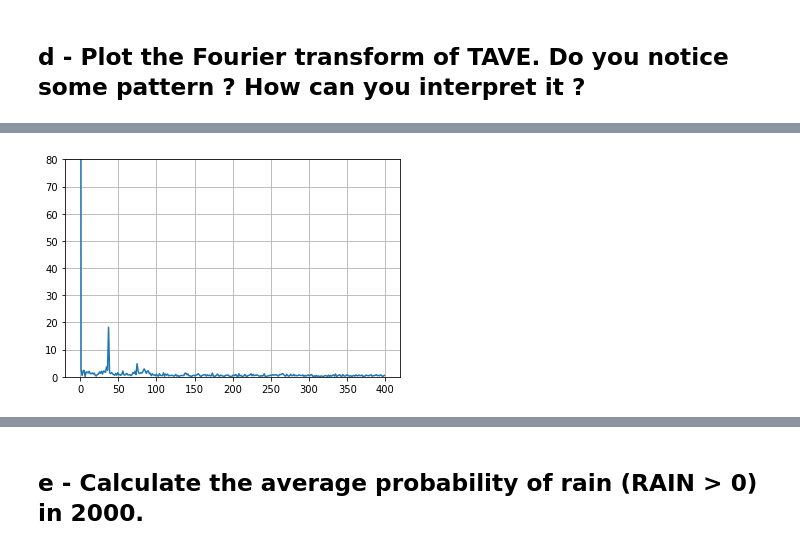
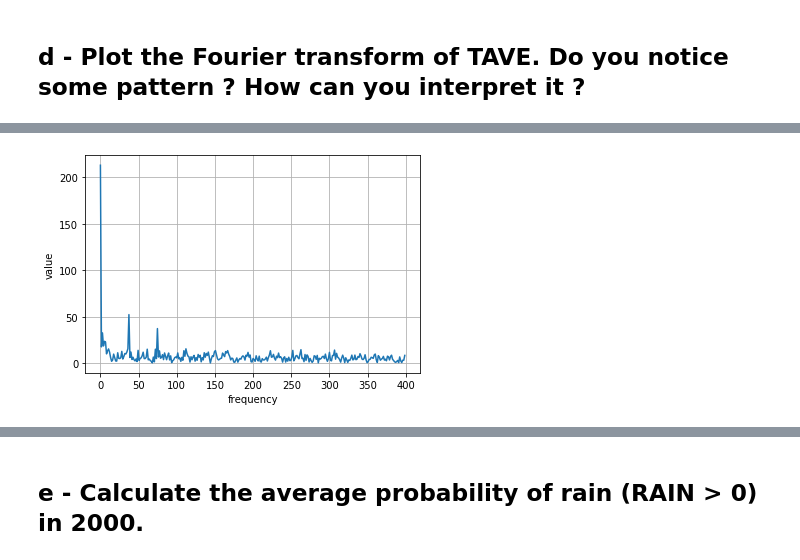
Before and after one commit to JK-Pair/Data_analysis, a Jupyter notebook: Data_analysis_task.ipynb, the cells around one changed output, grey strips where cells are left out. Drawn from its saved outputs; the diff is of its cells as text; code cells hidden in the pictures.

Commit message:
After plot fft

```diff
--- a/Data_analysis_task.ipynb
+++ b/Data_analysis_task.ipynb
@@ -311,3 +292,6 @@ data_clean.drop('SRAD', axis=1, inplace=True)
 data_clean.shape
 # %% [output]
 (11262, 4)
+# %%
+data_clean = data_clean[(np.abs(stats.zscore(data_clean)) < 3).all(axis=1)]
+data_clean.shape
@@ -355,15 +349,19 @@ plt.show()
 # %%
 %matplotlib inline
 from scipy.fftpack import fft
 # Number of sample points
 N = 600
 T = 1.0 / 800.0
 
-yf = fft(data_clean.TAVE.values)
+yf = fft(data_clean["RAIN"].values)
 xf = 1/(N*T)*np.arange(N//2)
-plt.ylim(0, 80)
+# x-axis label
+plt.xlabel('frequency')
+# frequency label
+plt.ylabel('value')
+# plot title
 plt.plot(xf, 2.0/N * np.abs(yf[0:N//2]))
 plt.grid()
 plt.show()
 # %% [output]
-[figure, old version]
+[figure, new version]
```
Also changed, not shown: parts of 14 cells of this notebook.
